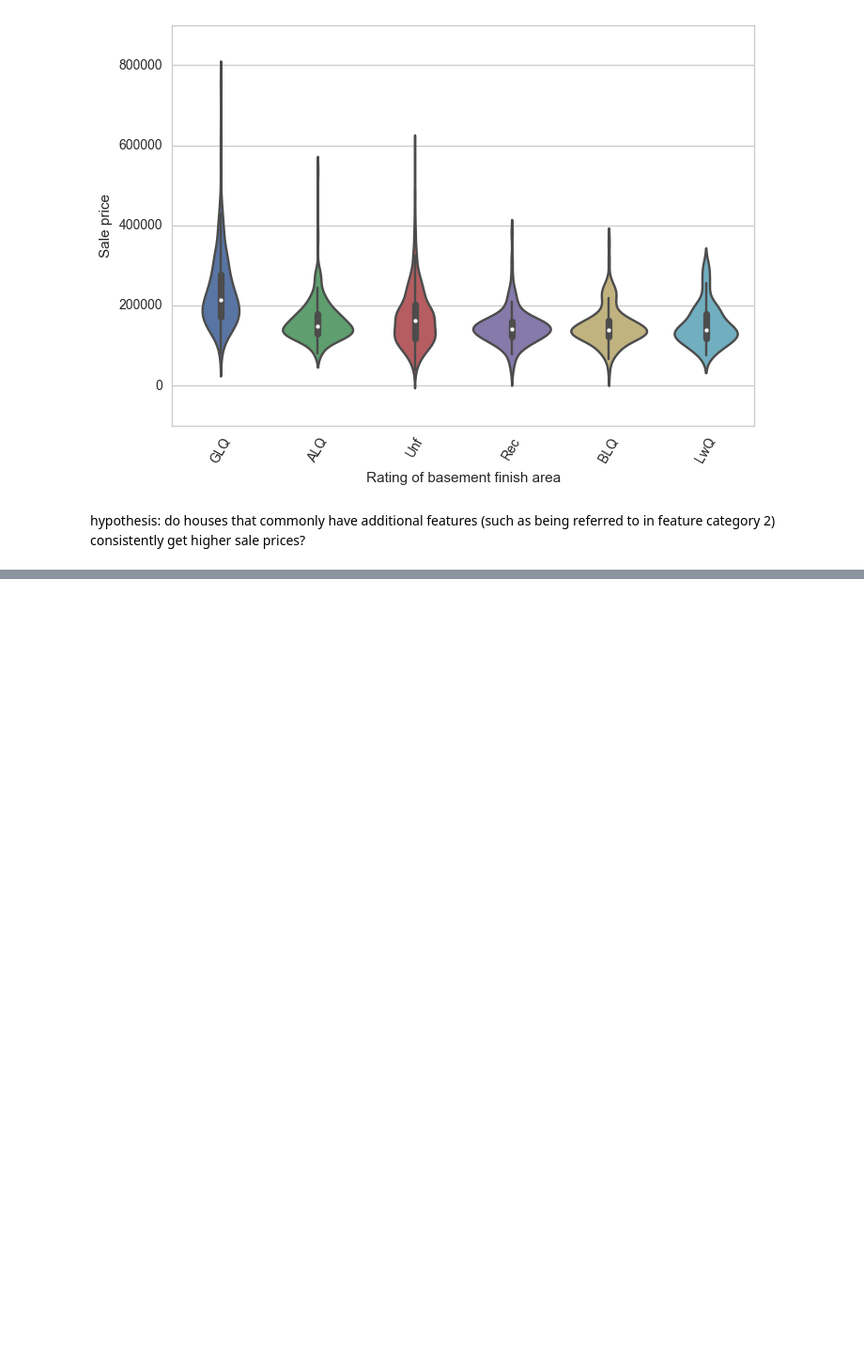
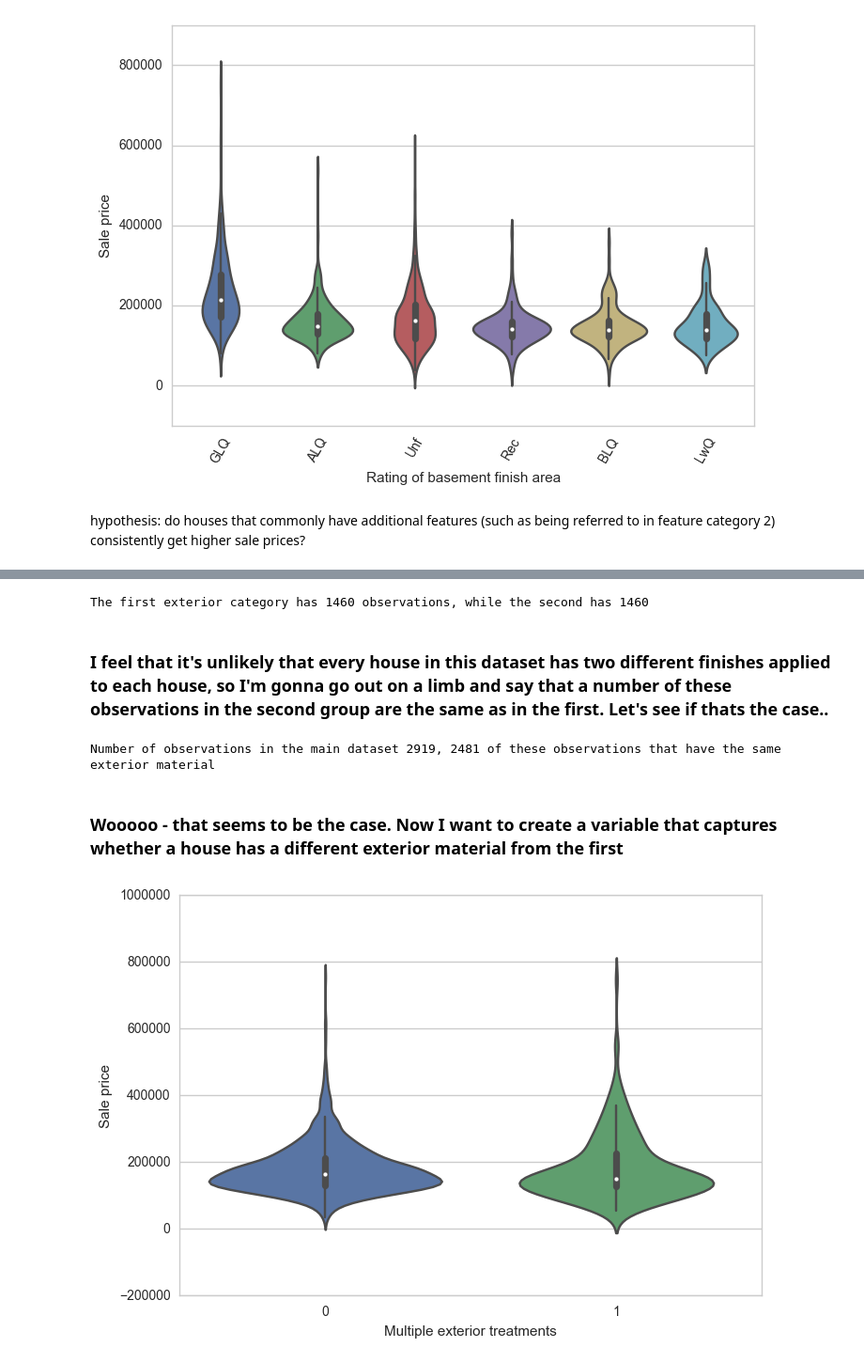
Before and after one commit to evanmiller29/house-prices, a Jupyter notebook: EDA.ipynb, the cells around one changed output, grey strips where cells are left out. Shown at 94% size. Saved outputs shown, nothing was run; the diff lists cells and outputs as text; code cells hidden in the pictures; blank space fills up the shorter version.

Commit message:
Agg features
Doing some data cleaning and creating aggregate features

```diff
--- a/EDA.ipynb
+++ b/EDA.ipynb
@@ -206,0 +226,36 @@ hypothesis: do houses that commonly have additional features (such as being refe
+# %%
+ext1st = analysis_sale.Exterior1st.value_counts().reset_index()
+ext2nd = analysis_sale.Exterior2nd.value_counts().reset_index()
+
+print ('The first exterior category has %s observations, while the second has %s ' % (ext1st['Exterior1st'].sum(),
+                                                                                    ext2nd['Exterior2nd'].sum()))
+# %% [output]
+The first exterior category has 1460 observations, while the second has 1460
+# %% [markdown]
+### I feel that it's unlikely that every house in this dataset has two different finishes applied to each house, so I'm gonna go out on a limb and say that a number of these observations in the second group are the same as in the first. Let's see if thats the case..
+# %%
+analysisExt = ttl_df.loc[lambda df: df.Exterior1st == df.Exterior2nd, :]
+
+print('Number of observations in the main dataset %s, %s of these observations that have the same exterior material' % (ttl_df.shape[0], analysisExt.shape[0]))
+# %% [output]
+Number of observations in the main dataset 2919, 2481 of these observations that have the same exterior material
+# %% [markdown]
+### Wooooo - that seems to be the case. Now I want to create a variable that captures whether a house has a different exterior material from the first
+# %%
+def unique_options(x, y):
+    x = str(x)
+    y = str(y)
+    if x == y: return 0
+    return 1
+
+ttl_df['Mult_Ext'] = ttl_df.apply(lambda x: unique_options(x['Exterior1st'], x['Exterior2nd']), axis=1)
+ttl_df['Mult_conds'] = ttl_df.apply(lambda x: unique_options(x['Condition1'], x['Condition2']), axis = 1)
+ttl_df['Remodelled'] = ttl_df.apply(lambda x: unique_options(x['YearBuilt'], x['YearRemodAdd']), axis = 1)
+# %%
+graph_df = ttl_df.loc[lambda df: df.file == 'train', :]
+
+ax = sns.violinplot(x="Mult_Ext", y="SalePrice", data=graph_df)
+ax.set(xlabel='Multiple exterior treatments', ylabel = 'Sale price')
+plt.show()
+# %% [output]
+[figure, added]
```
Also changed, not shown: parts of 19 cells of this notebook.
